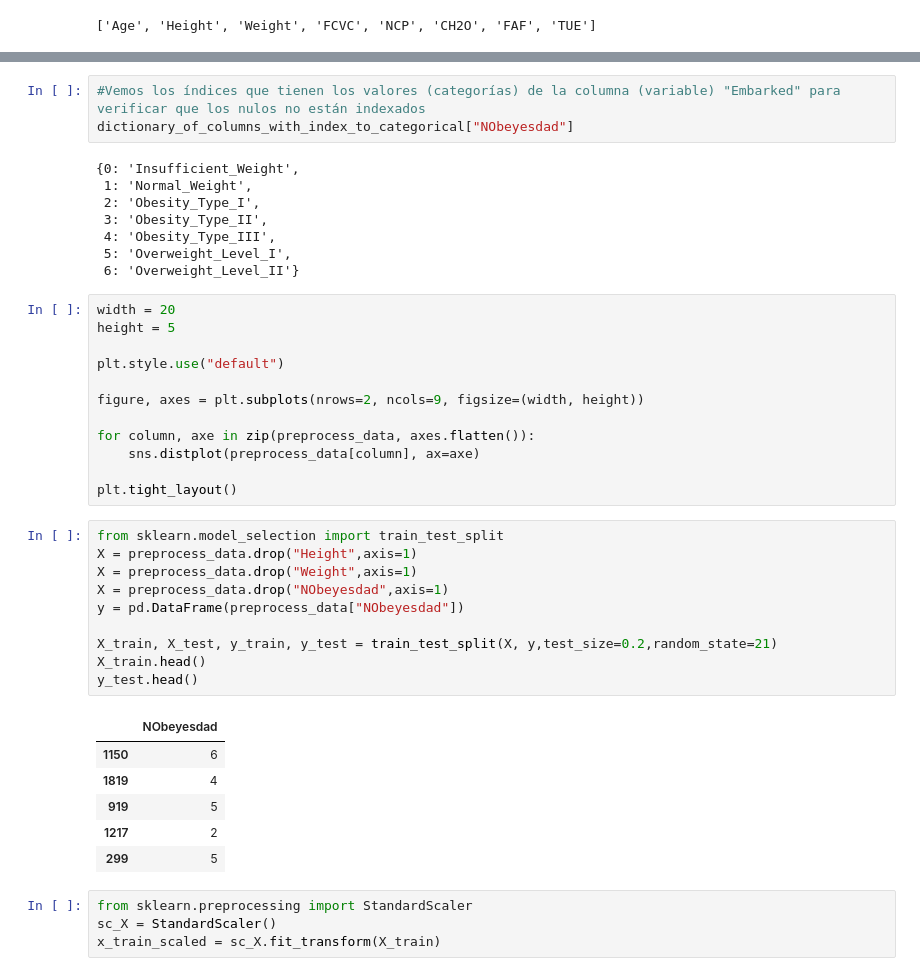
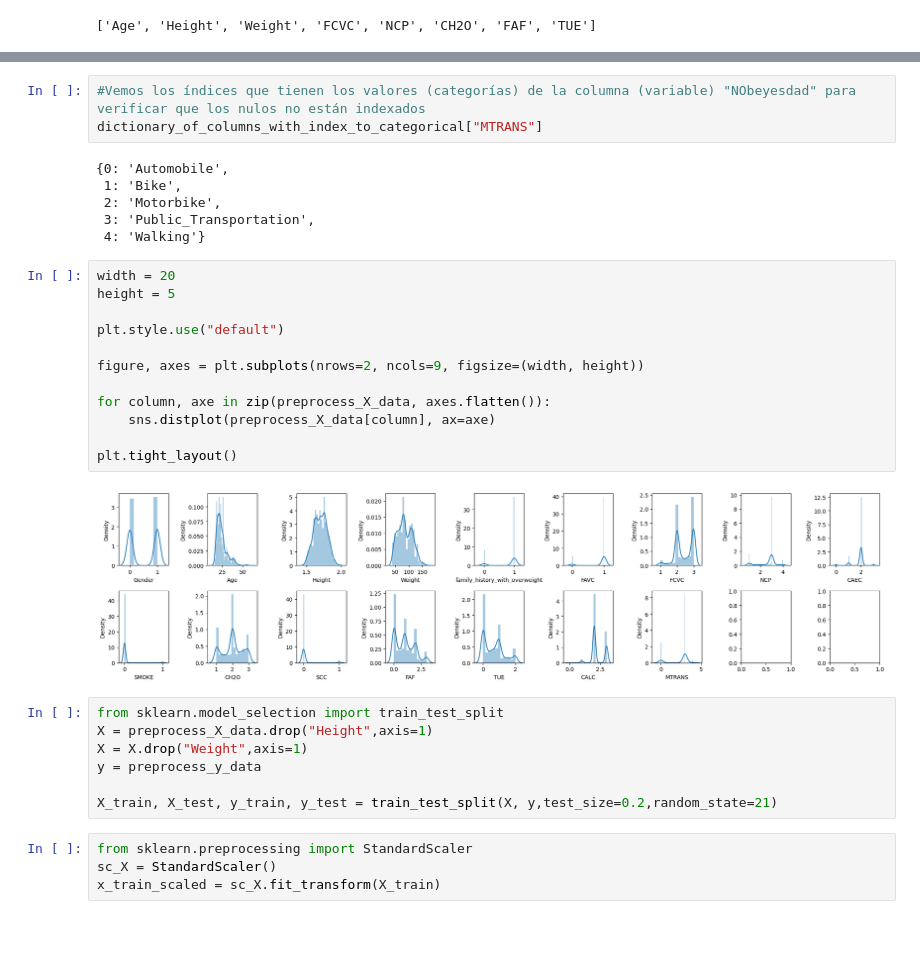
Before and after one commit to niwdehu/ProyectoFinal_INF648, a Jupyter notebook: Notebooks/ProcesoData.ipynb, the cells around one changed output, grey strips where cells are left out. Cells and saved outputs as stored; diff of their text form; blank space fills up the shorter version.

```diff
--- a/Notebooks/ProcesoData.ipynb
+++ b/Notebooks/ProcesoData.ipynb
@@ -219,43 +228,33 @@ dict_keys(['Gender', 'family_history_with_overweight', 'FAVC', 'CAEC', 'SMOKE',
 # %%
-#Vemos los índices que tienen los valores (categorías) de la columna (variable) "Embarked" para verificar que los nulos no están indexados
-dictionary_of_columns_with_index_to_categorical["NObeyesdad"]
+#Vemos los índices que tienen los valores (categorías) de la columna (variable) "NObeyesdad" para verificar que los nulos no están indexados
+dictionary_of_columns_with_index_to_categorical["MTRANS"]
 # %% [output]
-{0: 'Insufficient_Weight',
- 1: 'Normal_Weight',
- 2: 'Obesity_Type_I',
- 3: 'Obesity_Type_II',
- 4: 'Obesity_Type_III',
- 5: 'Overweight_Level_I',
- 6: 'Overweight_Level_II'}
+{0: 'Automobile',
+ 1: 'Bike',
+ 2: 'Motorbike',
+ 3: 'Public_Transportation',
+ 4: 'Walking'}
 # %%
 width = 20
 height = 5
 
 plt.style.use("default")
 
 figure, axes = plt.subplots(nrows=2, ncols=9, figsize=(width, height))
 
-for column, axe in zip(preprocess_data, axes.flatten()):
-    sns.distplot(preprocess_data[column], ax=axe)
+for column, axe in zip(preprocess_X_data, axes.flatten()):
+    sns.distplot(preprocess_X_data[column], ax=axe)
 
 plt.tight_layout()
+# %% [output]
+[figure, added]
 # %%
 from sklearn.model_selection import train_test_split
-X = preprocess_data.drop("Height",axis=1)
-X = preprocess_data.drop("Weight",axis=1)
-X = preprocess_data.drop("NObeyesdad",axis=1)
-y = pd.DataFrame(preprocess_data["NObeyesdad"])
+X = preprocess_X_data.drop("Height",axis=1)
+X = X.drop("Weight",axis=1)
+y = preprocess_y_data
 
 X_train, X_test, y_train, y_test = train_test_split(X, y,test_size=0.2,random_state=21)
-X_train.head()
-y_test.head()
-# %% [output]
-|  | NObeyesdad |
-| 1150 | 6 |
-| 1819 | 4 |
-| 919 | 5 |
-| 1217 | 2 |
-| 299 | 5 |
 # %%
 from sklearn.preprocessing import StandardScaler
 sc_X = StandardScaler()
```
Also changed, not shown: parts of 24 cells of this notebook.
